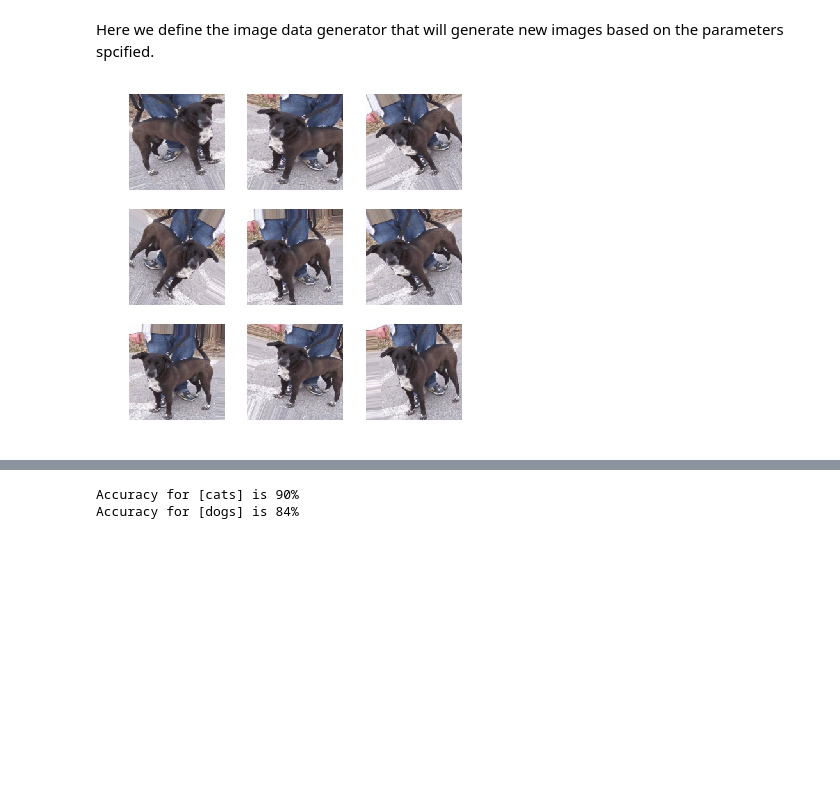
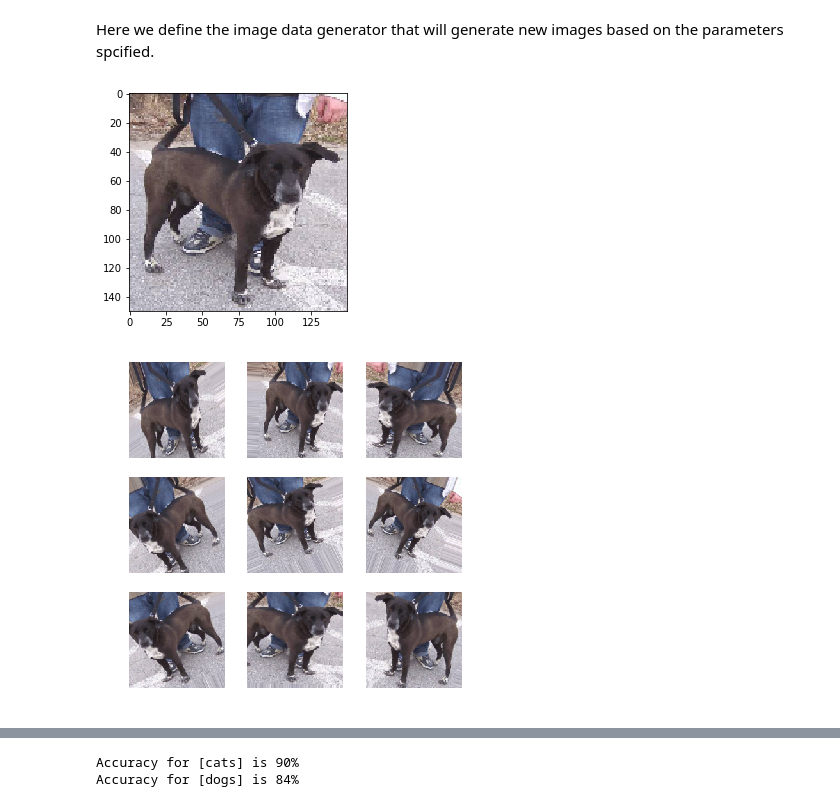
Before and after one commit to mrayy/PracticalML, a Jupyter notebook: 6. Advance CNN/Python/3. Advance Training.ipynb, the cells around one changed output, grey strips where cells are left out. Saved outputs shown, nothing was run; the diff lists cells and outputs as text; code cells hidden in the pictures; blank space fills up the shorter version.

```diff
--- a/6. Advance CNN/Python/3. Advance Training.ipynb
+++ b/6. Advance CNN/Python/3. Advance Training.ipynb
@@ -59,26 +59,29 @@ Here we define the image data generator that will generate new images based on t
 # %%
 from tensorflow.keras.preprocessing import image
 from tensorflow.keras.preprocessing.image import ImageDataGenerator
 
 gen=ImageDataGenerator(rotation_range=30, width_shift_range=0.1,
                        height_shift_range=0.1, shear_range=0.2, zoom_range=0.2,
                        horizontal_flip=True, fill_mode="nearest")
 
+plt.imshow(image.array_to_img(X_train[0]))
+plt.show()
 #plot some random generated images
 i=1
 count=3
 fig=plt.figure(figsize=(count*2,count*2))
 for b in gen.flow(np.array([X_train[0]]),batch_size=1):
     fig.add_subplot(count,count,i)
     plt.axis('off')
     img=plt.imshow(image.array_to_img(b[0,:,:,:]))
     i+=1
     if(i>count*count):
         break
 
 plt.show()
 # %% [output]
-[figure, old version]
+[figure, new version]
+[figure, added]
 # %%
 from tensorflow.keras.backend import set_session
 import tensorflow as tf
```
